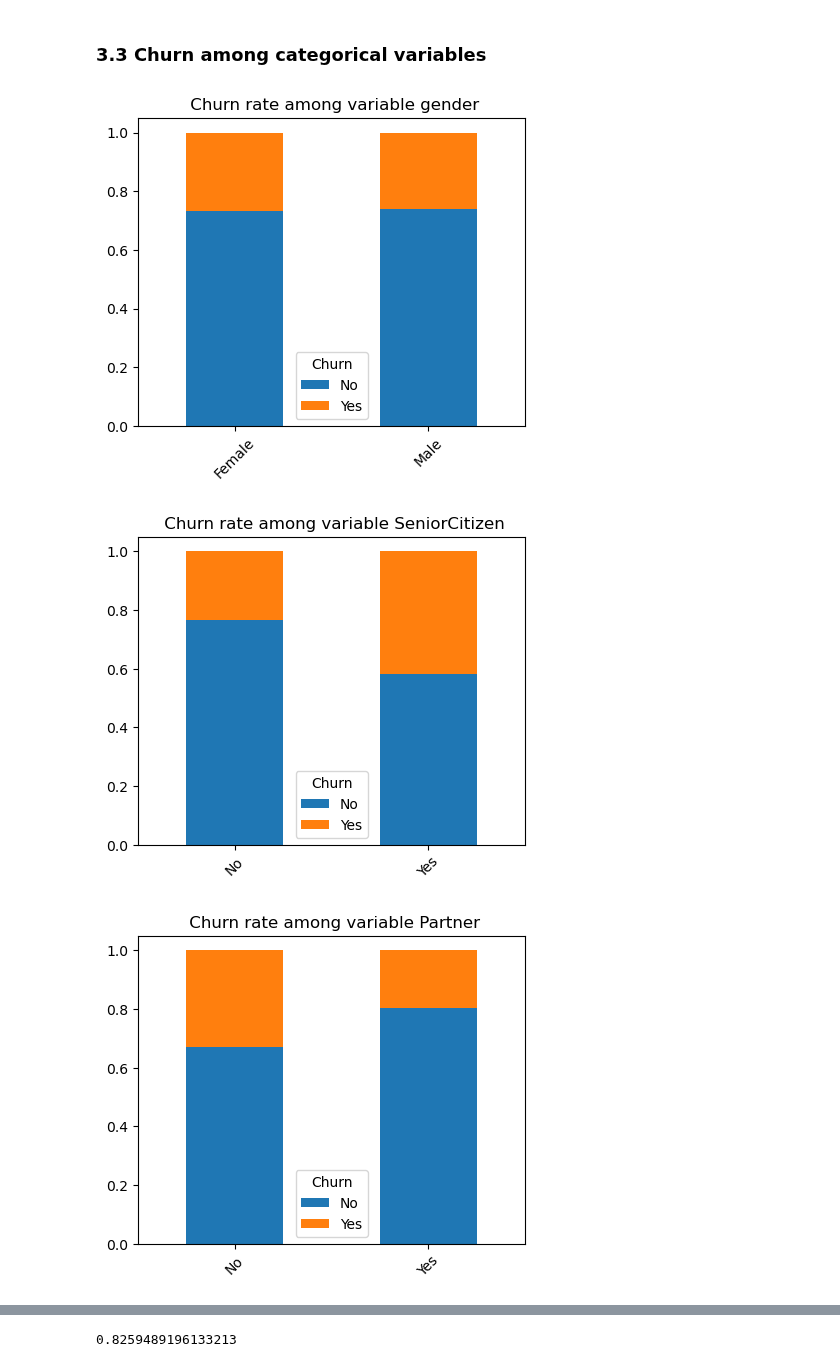
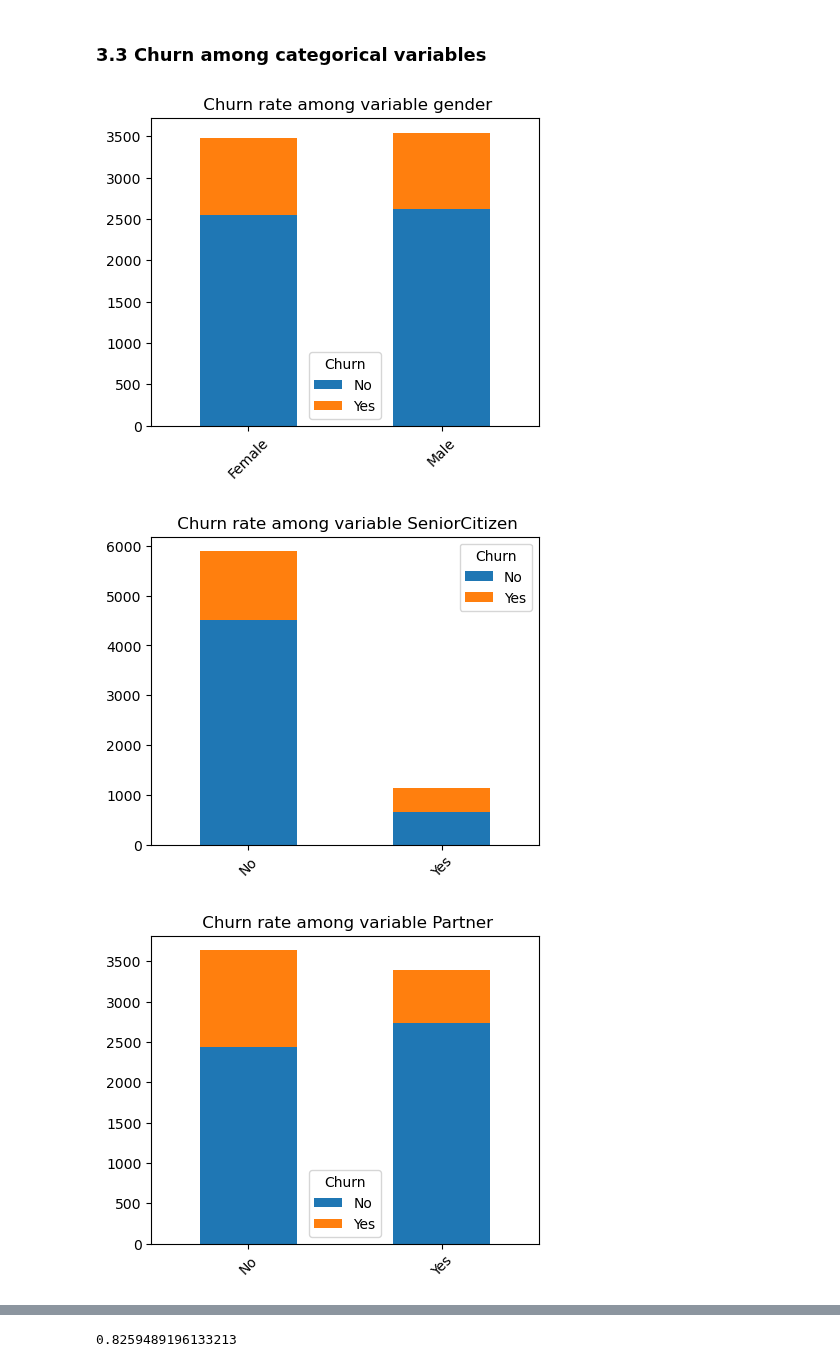
Before and after one commit to emsif84/churn_prediction, a Jupyter notebook: exploratory_data_analysis.ipynb, the cells around one changed output, grey strips where cells are left out. Drawn from its saved outputs; the diff is of its cells as text; code cells hidden in the pictures.

```diff
--- a/exploratory_data_analysis.ipynb
+++ b/exploratory_data_analysis.ipynb
@@ -259,13 +262,13 @@ two_year_churn_per_month 0.06
 # %%
 for var in data.columns:
     if data[var].dtype == 'object':
-        churn_distribution = data.groupby([var,'Churn'])[var].value_counts() / data[var].value_counts()
+        churn_distribution = data.groupby([var,'Churn'])[var].value_counts() #/ data[var].value_counts()
         churn_distribution.unstack().plot.bar(stacked=True,figsize=(5,4))
         plt.title(f' Churn rate among variable {var}')
         plt.xticks(rotation=45)
         plt.xlabel('')
         plt.show()
 # %% [output]
-[figure, old version]
+[figure, new version]
-[figure, old version]
+[figure, new version]
-[figure, old version]
+[figure, new version]
```
Also changed, not shown: parts of 17 cells of this notebook.
